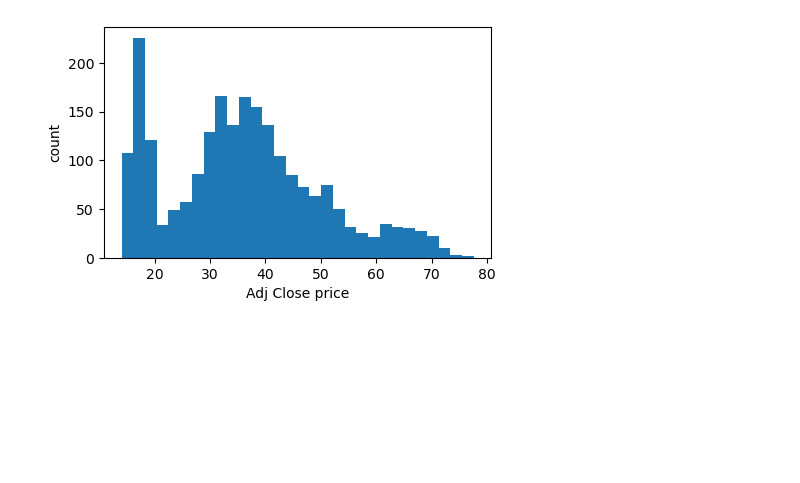
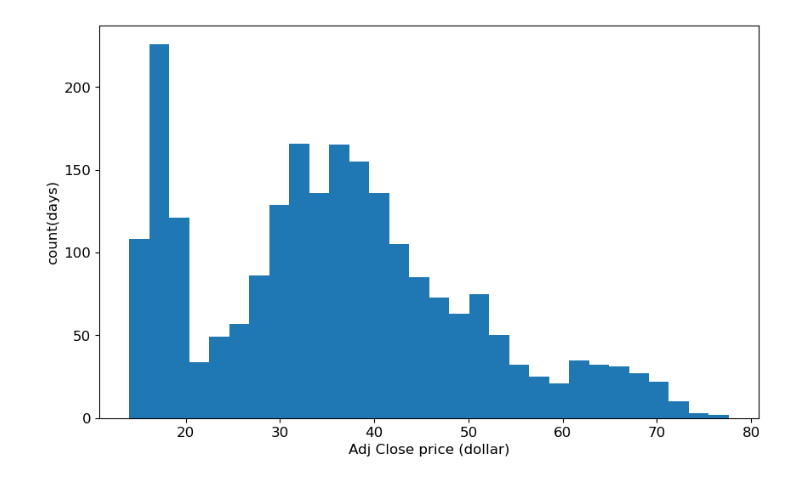
Before and after one commit to Psy3962/data1030_projects, a Jupyter notebook: Untitled.ipynb, the cells around one changed output. Drawn from its saved outputs; the diff is of its cells as text; code cells hidden in the pictures; blank space fills up the shorter version.

```diff
--- a/Untitled.ipynb
+++ b/Untitled.ipynb
@@ -83,13 +99,13 @@ plt.show()
 # %%
-plt.figure(figsize=(5,3))
+plt.figure(figsize=(10,6))
 
 df['Adj Close'].plot.hist(bins = 30)   # bins = int(np.sqrt(df.shape[0]))
                         # bins = df['age'].nunique()
-plt.xlabel('Adj Close price')
-plt.ylabel('count')
+plt.xlabel('Adj Close price (dollar)')
+plt.ylabel('count(days)')
 plt.show()
 # %% [output]
-[figure, old version]
+[figure, new version]
 # %%
 # let's create an autocorrelation plot
 
```
Also changed, not shown: parts of 34 cells of this notebook.
